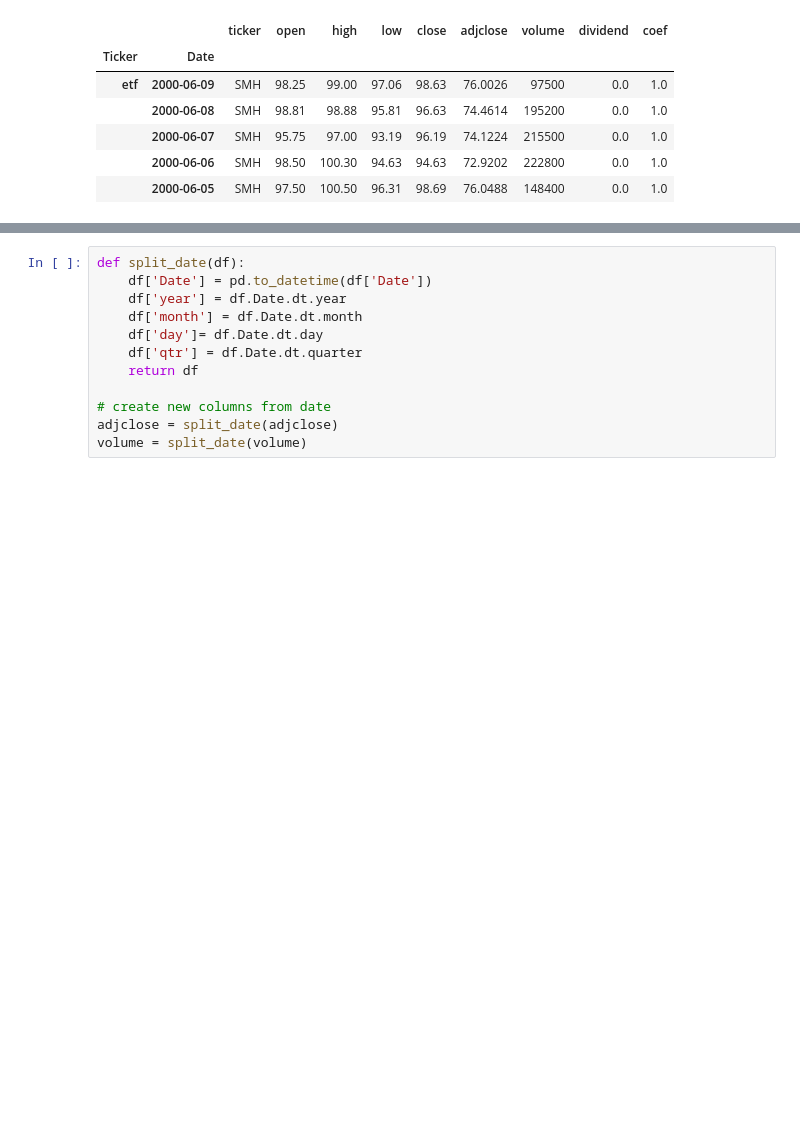
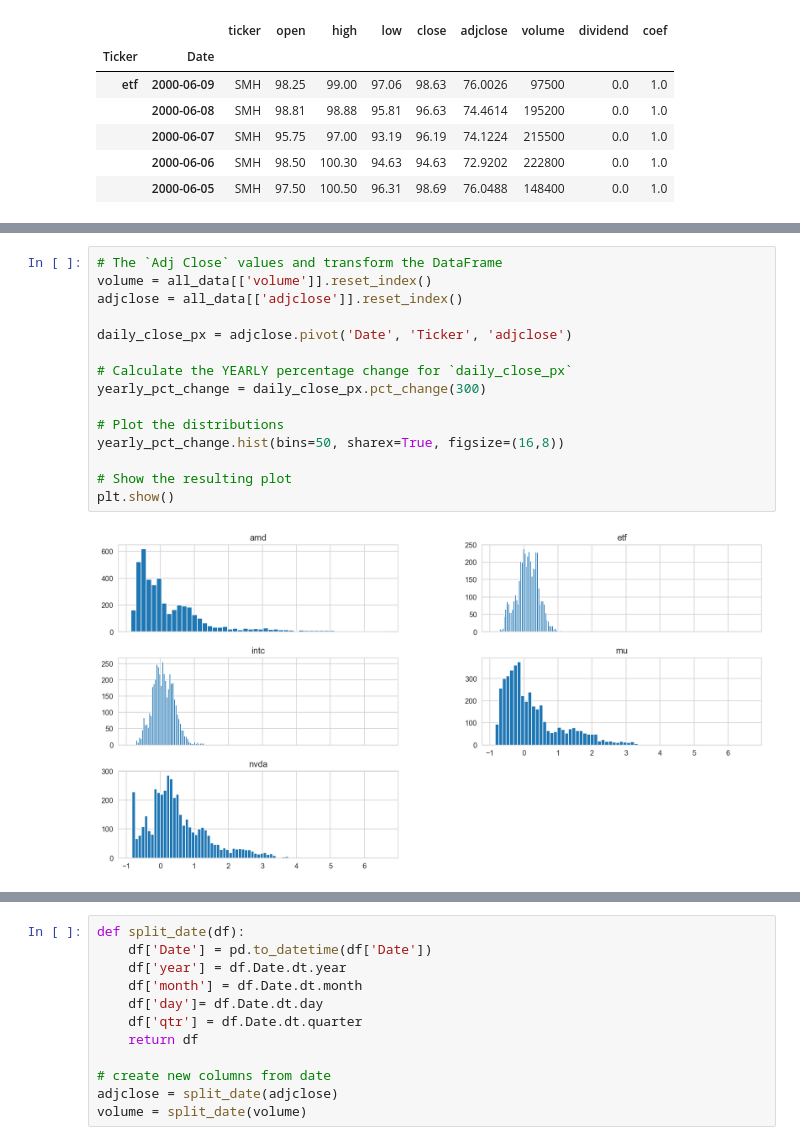
Before and after one commit to Pataree/DataScience, a Jupyter notebook: Time Series Share Analysis - EDA.ipynb, the cells around one changed output, grey strips where cells are left out. Drawn from its saved outputs; the diff is of its cells as text; blank space fills up the shorter version.

```diff
--- a/Time Series Share Analysis - EDA.ipynb
+++ b/Time Series Share Analysis - EDA.ipynb
@@ -353,0 +336,17 @@ daily_pct_change.describe()
+# %%
+# The `Adj Close` values and transform the DataFrame
+volume = all_data[['volume']].reset_index()
+adjclose = all_data[['adjclose']].reset_index()
+
+daily_close_px = adjclose.pivot('Date', 'Ticker', 'adjclose')
+
+# Calculate the YEARLY percentage change for `daily_close_px`
+yearly_pct_change = daily_close_px.pct_change(300)
+
+# Plot the distributions
+yearly_pct_change.hist(bins=50, sharex=True, figsize=(16,8))
+
+# Show the resulting plot
+plt.show()
+# %% [output]
+[figure, added]
```
Also changed, not shown: parts of 14 cells of this notebook, 5 other files.
